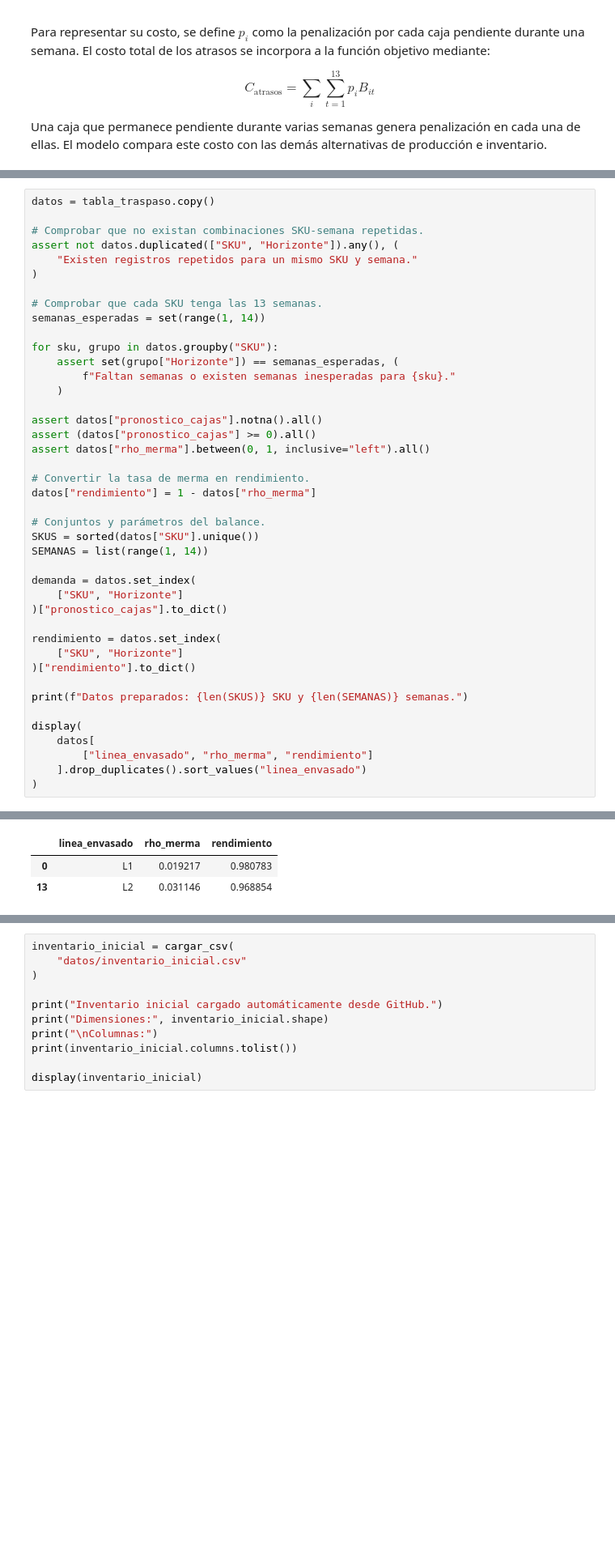
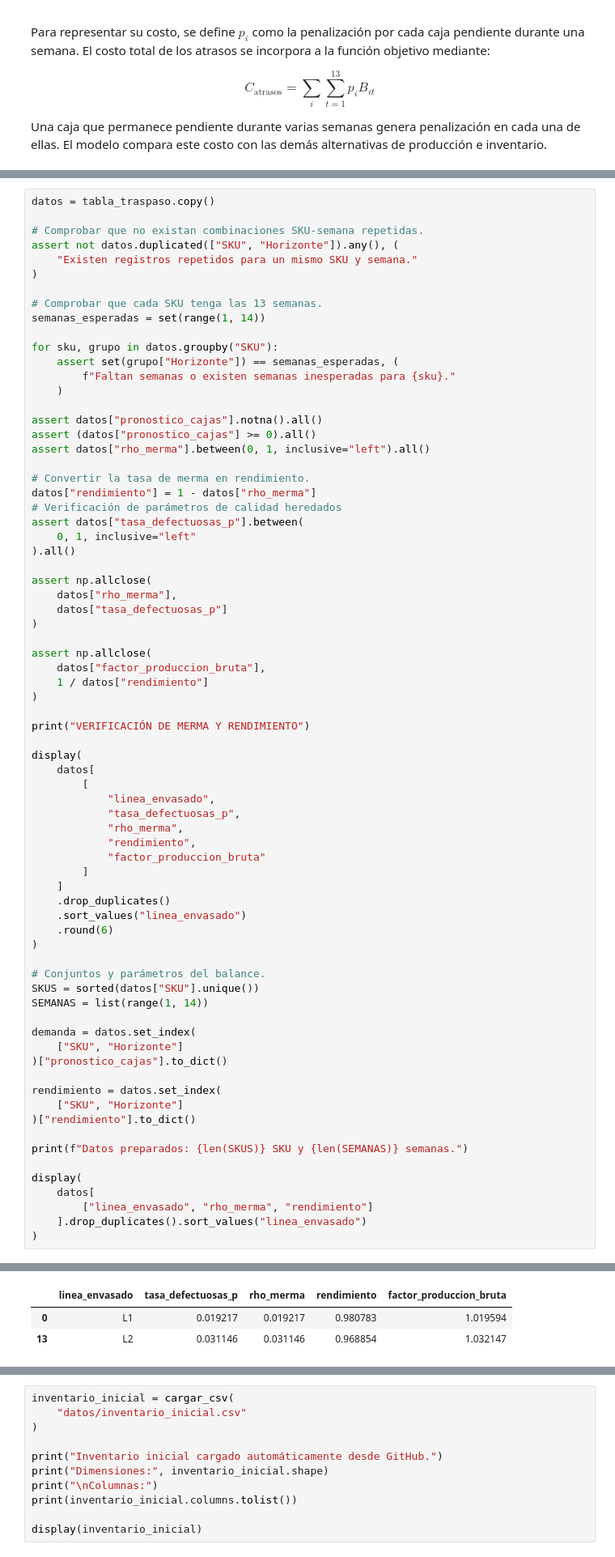
Before and after one commit to angelolucero-cloud/GO-Grupo-2, a Jupyter notebook: Entrega 2/Parte A, B y C /Entrega-2-Parte-A-B-C.ipynb, the cells around one changed output, grey strips where cells are left out. Shown at 81% size. Drawn from its saved outputs; the diff is of its cells as text; blank space fills up the shorter version.

```diff
--- a/Entrega 2/Parte A, B y C /Entrega-2-Parte-A-B-C.ipynb
+++ b/Entrega 2/Parte A, B y C /Entrega-2-Parte-A-B-C.ipynb
@@ -135,6 +145,37 @@ assert datos["rho_merma"].between(0, 1, inclusive="left").all()
 
 # Convertir la tasa de merma en rendimiento.
 datos["rendimiento"] = 1 - datos["rho_merma"]
+# Verificación de parámetros de calidad heredados
+assert datos["tasa_defectuosas_p"].between(
+    0, 1, inclusive="left"
+).all()
+
+assert np.allclose(
+    datos["rho_merma"],
+    datos["tasa_defectuosas_p"]
+)
+
+assert np.allclose(
+    datos["factor_produccion_bruta"],
+    1 / datos["rendimiento"]
+)
+
+print("VERIFICACIÓN DE MERMA Y RENDIMIENTO")
+
+display(
+    datos[
+        [
+            "linea_envasado",
+            "tasa_defectuosas_p",
+            "rho_merma",
+            "rendimiento",
+            "factor_produccion_bruta"
+        ]
+    ]
+    .drop_duplicates()
+    .sort_values("linea_envasado")
+    .round(6)
+)
 
 # Conjuntos y parámetros del balance.
 SKUS = sorted(datos["SKU"].unique())
@@ -160,3 +201,3 @@ Datos preparados: 9 SKU y 13 semanas.
-|  | linea_envasado | rho_merma | rendimiento |
-| 0 | L1 | 0.019217 | 0.980783 |
-| 13 | L2 | 0.031146 | 0.968854 |
+|  | linea_envasado | tasa_defectuosas_p | rho_merma | rendimiento | factor_produccion_bruta |
+| 0 | L1 | 0.019217 | 0.019217 | 0.980783 | 1.019594 |
+| 13 | L2 | 0.031146 | 0.031146 | 0.968854 | 1.032147 |
```
Also changed, not shown: parts of 20 cells of this notebook.
